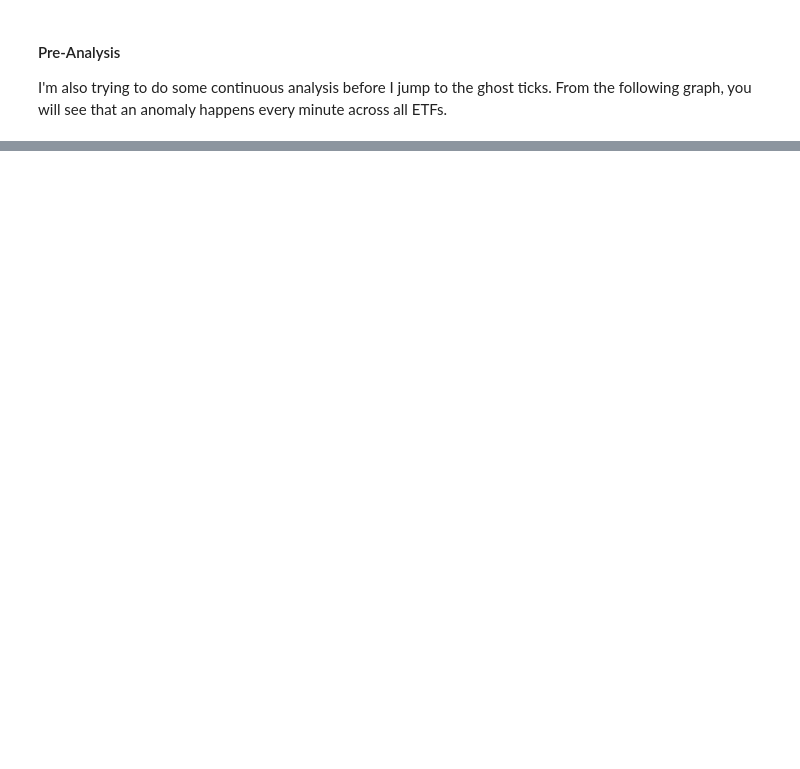
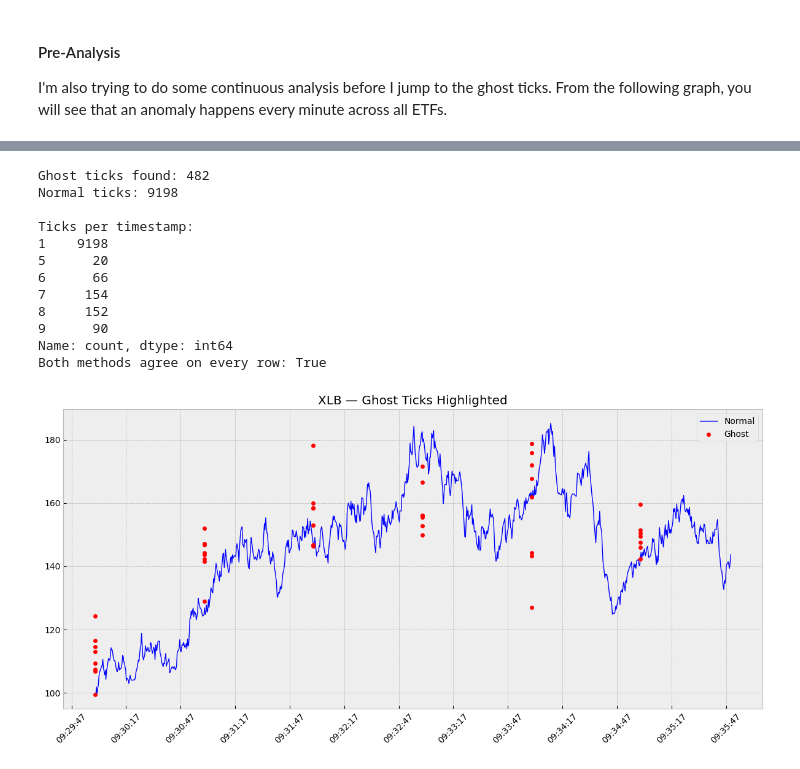
Before and after one commit to pcastillosoto/Data-Pipelines, a Jupyter notebook: NoteBook_Pipeline.ipynb, the cells around one changed output, grey strips where cells are left out. Drawn from its saved outputs; the diff is of its cells as text; code cells hidden in the pictures; blank space fills up the shorter version.

```diff
--- a/NoteBook_Pipeline.ipynb
+++ b/NoteBook_Pipeline.ipynb
@@ -221,0 +368,68 @@ print(results_table)
+# %%
+# Count how many ticks share the same (ticker, timestamp)
+tick_counts = dataF.groupby(['ticker', 'timestamps']).transform('size')
+
+# If more than 1 tick at the same time for the same stock → ghost
+dataF['is_ghost'] = tick_counts > 1
+
+# Verify
+print(f"Ghost ticks found: {dataF['is_ghost'].sum()}")
+print(f"Normal ticks: {(~dataF['is_ghost']).sum()}")
+
+# See the counts distribution
+print("\nTicks per timestamp:")
+print(tick_counts.value_counts().sort_index())
+
+# Method 1: Count-based (what we just did)
+tick_counts = dataF.groupby(['ticker', 'timestamps']).transform('size')
+dataF['ghost_by_count'] = tick_counts > 1
+
+# Method 2: Timestamp-based (second == 0)
+dataF['ghost_by_time'] = (
+    (dataF['timestamps'].dt.second == 0) &
+    (dataF['timestamps'].dt.microsecond == 0)
+)
+
+# Do they match?
+both = (dataF['ghost_by_count'] == dataF['ghost_by_time']).all()
+print(f"Both methods agree on every row: {both}")
+
+# If not, show the differences
+if not both:
+    diff = dataF[dataF['ghost_by_count'] != dataF['ghost_by_time']]
+    print(f"Rows where they disagree: {len(diff)}")
+    print(diff[['ticker', 'timestamps', 'mid', 'ghost_by_count', 'ghost_by_time']])
+
+# Plot one stock with ghost ticks highlighted
+stock = 'XLB'
+s = dataF[dataF['ticker'] == stock]
+
+plt.figure(figsize=(12, 6))
+normal = s[~s['ghost_by_count']]
+ghosts = s[s['ghost_by_count']]
+
+plt.plot(normal['timestamps'], normal['mid'], color='blue', linewidth=1, label='Normal')
+plt.scatter(ghosts['timestamps'], ghosts['mid'], color='red', s=20, zorder=5, label='Ghost')
+
+ax = plt.gca()
+ax.xaxis.set_major_formatter(mdates.DateFormatter('%H:%M:%S'))
+ax.xaxis.set_major_locator(mdates.SecondLocator(interval=30))
+plt.xticks(rotation=45)
+plt.title(f'{stock} — Ghost Ticks Highlighted')
+plt.legend()
+plt.tight_layout()
+plt.show()
+# %% [output]
+Ghost ticks found: 482
+Normal ticks: 9198
+
+Ticks per timestamp:
+1    9198
+5      20
+6      66
+7     154
+8     152
+9      90
+Name: count, dtype: int64
+Both methods agree on every row: True
+[figure, added]
```
Also changed, not shown: parts of 12 cells of this notebook.
